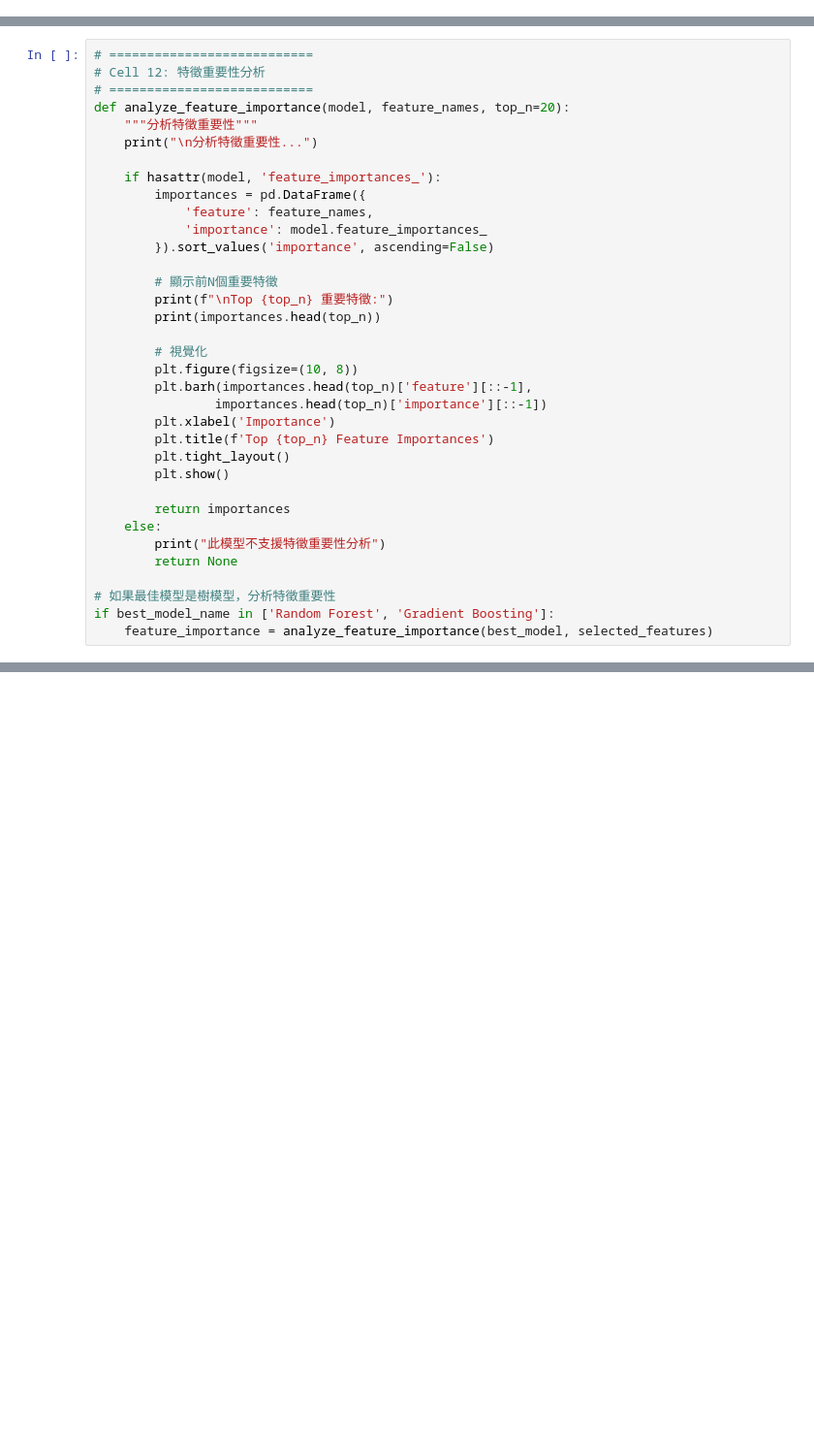
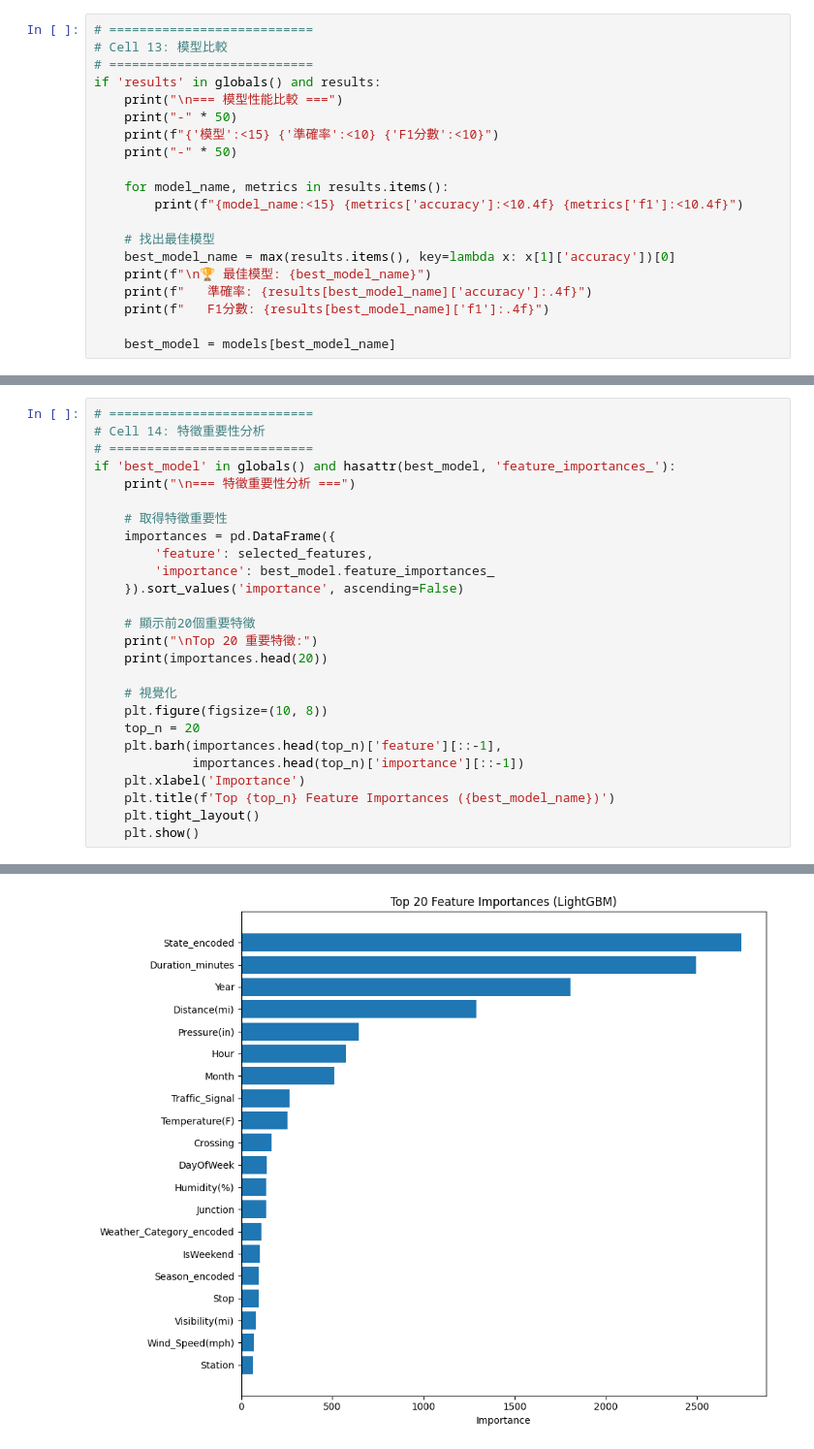
Before and after one commit to timp4x4x4/MDS-Final-Project, a Jupyter notebook: model.ipynb, the cells around one changed output, grey strips where cells are left out. Shown at 97% size. Drawn from its saved outputs; the diff is of its cells as text; blank space fills up the shorter version.

Commit message:
model first try

```diff
--- a/model.ipynb
+++ b/model.ipynb
@@ -701,0 +826,20 @@ def main_gpu_training(X_train, X_test, y_train, y_test):
+# %%
+# ===========================
+# Cell 13: 模型比較
+# ===========================
+if 'results' in globals() and results:
+    print("\n=== 模型性能比較 ===")
+    print("-" * 50)
+    print(f"{'模型':<15} {'準確率':<10} {'F1分數':<10}")
+    print("-" * 50)
+
+    for model_name, metrics in results.items():
+        print(f"{model_name:<15} {metrics['accuracy']:<10.4f} {metrics['f1']:<10.4f}")
+
+    # 找出最佳模型
+    best_model_name = max(results.items(), key=lambda x: x[1]['accuracy'])[0]
+    print(f"\n🏆 最佳模型: {best_model_name}")
+    print(f"   準確率: {results[best_model_name]['accuracy']:.4f}")
+    print(f"   F1分數: {results[best_model_name]['f1']:.4f}")
+
+    best_model = models[best_model_name]
@@ -702,35 +858,27 @@ def main_gpu_training(X_train, X_test, y_train, y_test):
 # %%
 # ===========================
-# Cell 12: 特徵重要性分析
+# Cell 14: 特徵重要性分析
 # ===========================
-def analyze_feature_importance(model, feature_names, top_n=20):
-    """分析特徵重要性"""
-    print("\n分析特徵重要性...")
+if 'best_model' in globals() and hasattr(best_model, 'feature_importances_'):
+    print("\n=== 特徵重要性分析 ===")
 
-    if hasattr(model, 'feature_importances_'):
-        importances = pd.DataFrame({
-            'feature': feature_names,
-            'importance': model.feature_importances_
-        }).sort_values('importance', ascending=False)
+    # 取得特徵重要性
+    importances = pd.DataFrame({
+        'feature': selected_features,
+        'importance': best_model.feature_importances_
+    }).sort_values('importance', ascending=False)
 
-        # 顯示前N個重要特徵
-        print(f"\nTop {top_n} 重要特徵:")
-        print(importances.head(top_n))
+    # 顯示前20個重要特徵
+    print("\nTop 20 重要特徵:")
+    print(importances.head(20))
 
-        # 視覺化
-        plt.figure(figsize=(10, 8))
-        plt.barh(importances.head(top_n)['feature'][::-1],
-                importances.head(top_n)['importance'][::-1])
-        plt.xlabel('Importance')
-        plt.title(f'Top {top_n} Feature Importances')
-        plt.tight_layout()
-        plt.show()
-
-        return importances
-    else:
-        print("此模型不支援特徵重要性分析")
-        return None
-
-# 如果最佳模型是樹模型，分析特徵重要性
-if best_model_name in ['Random Forest', 'Gradient Boosting']:
-    feature_importance = analyze_feature_importance(best_model, selected_features)
+    # 視覺化
+    plt.figure(figsize=(10, 8))
+    top_n = 20
+    plt.barh(importances.head(top_n)['feature'][::-1],
+             importances.head(top_n)['importance'][::-1])
+    plt.xlabel('Importance')
+    plt.title(f'Top {top_n} Feature Importances ({best_model_name})')
+    plt.tight_layout()
+    plt.show()
+# %% [output]
@@ -736,0 +902 @@ if best_model_name in ['Random Forest', 'Gradient Boosting']:
+[figure, added]
```
Also changed, not shown: parts of 27 cells of this notebook, 4 other files.
